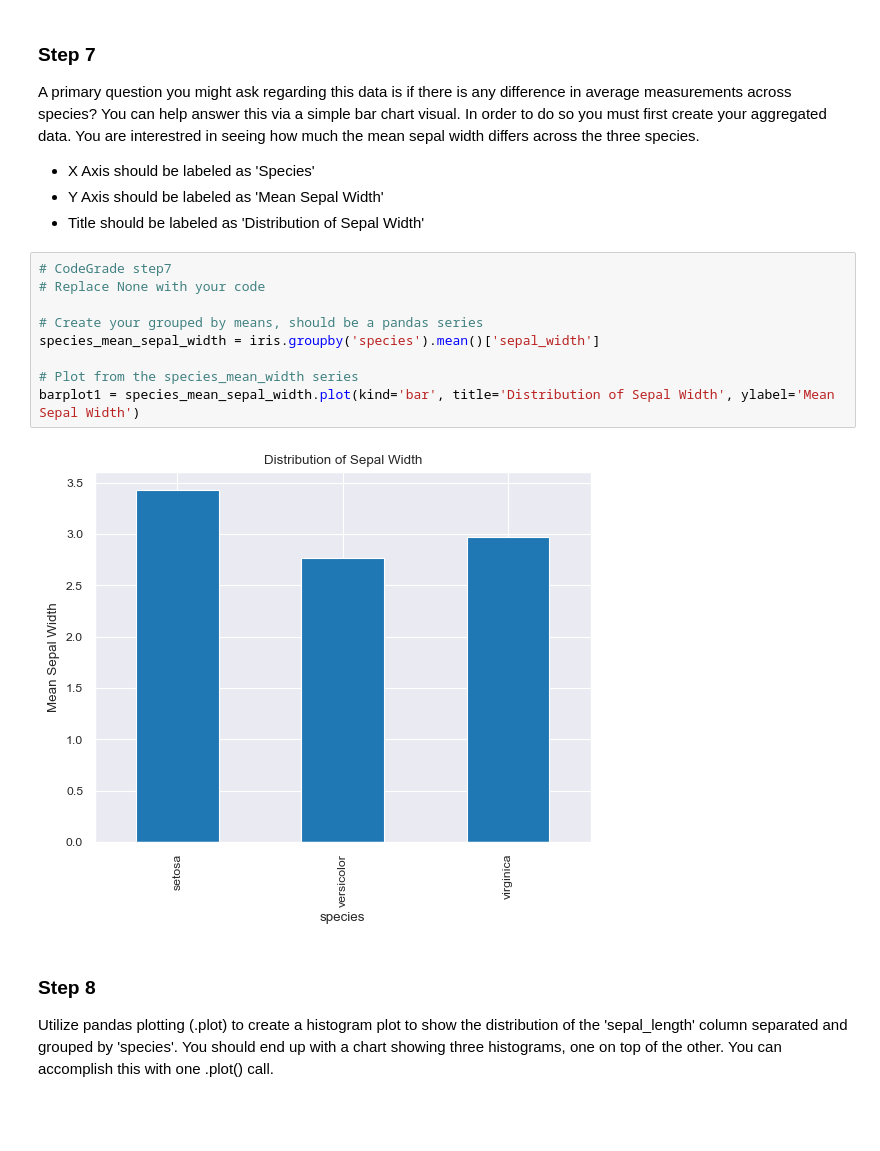
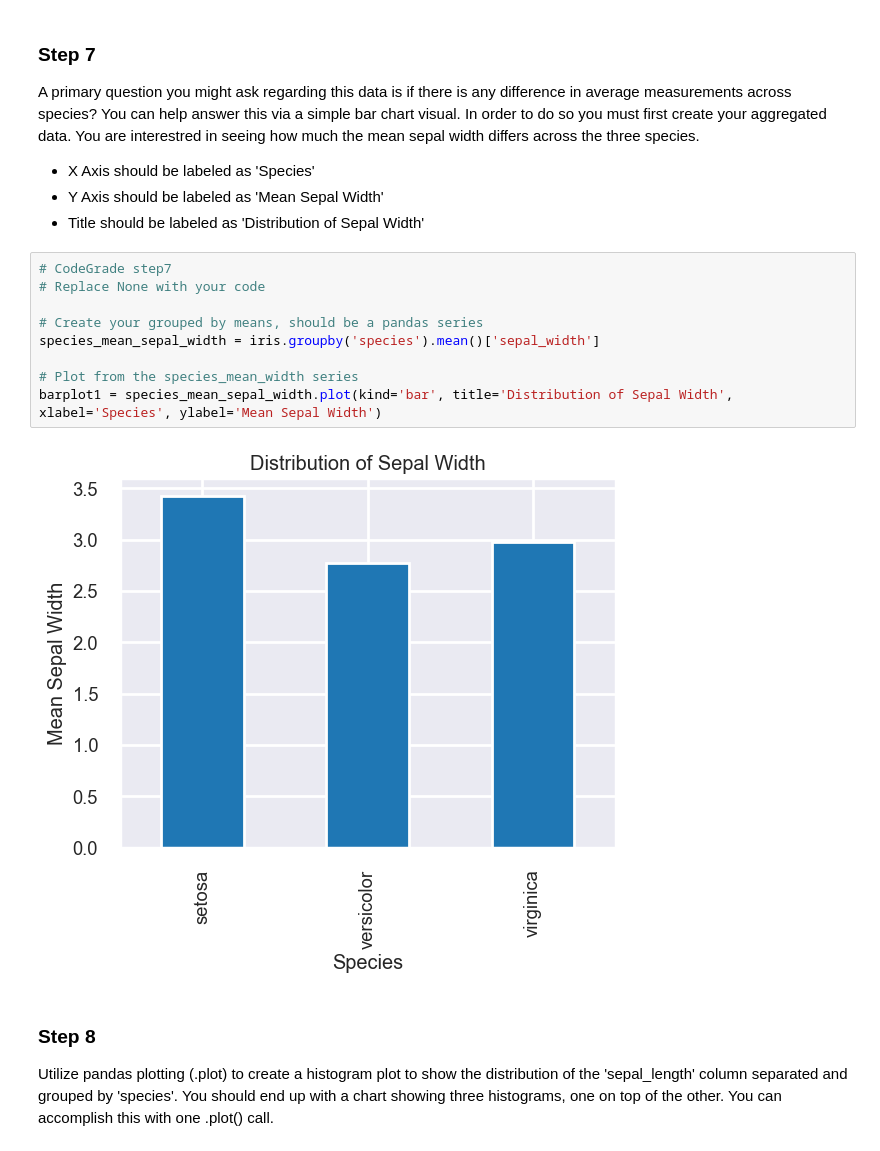
Before and after one commit to marhas109/ad02_mod6, a Jupyter notebook: SeabornPandas.ipynb, the cells around one changed output. Cells and saved outputs as stored; diff of their text form; blank space fills up the shorter version.

```diff
--- a/SeabornPandas.ipynb
+++ b/SeabornPandas.ipynb
@@ -216,14 +216,14 @@ A primary question you might ask regarding this data is if there is any differen
 # %%
 # CodeGrade step7
 # Replace None with your code
 
 # Create your grouped by means, should be a pandas series
 species_mean_sepal_width = iris.groupby('species').mean()['sepal_width']
 
 # Plot from the species_mean_width series
-barplot1 = species_mean_sepal_width.plot(kind='bar', title='Distribution of Sepal Width', ylabel='Mean Sepal Width')
+barplot1 = species_mean_sepal_width.plot(kind='bar', title='Distribution of Sepal Width', xlabel='Species', ylabel='Mean Sepal Width')
 # %% [output]
-[figure, old version]
+[figure, new version]
 # %% [markdown]
 ### Step 8
 
```
Also changed, not shown: parts of 2 cells of this notebook.
